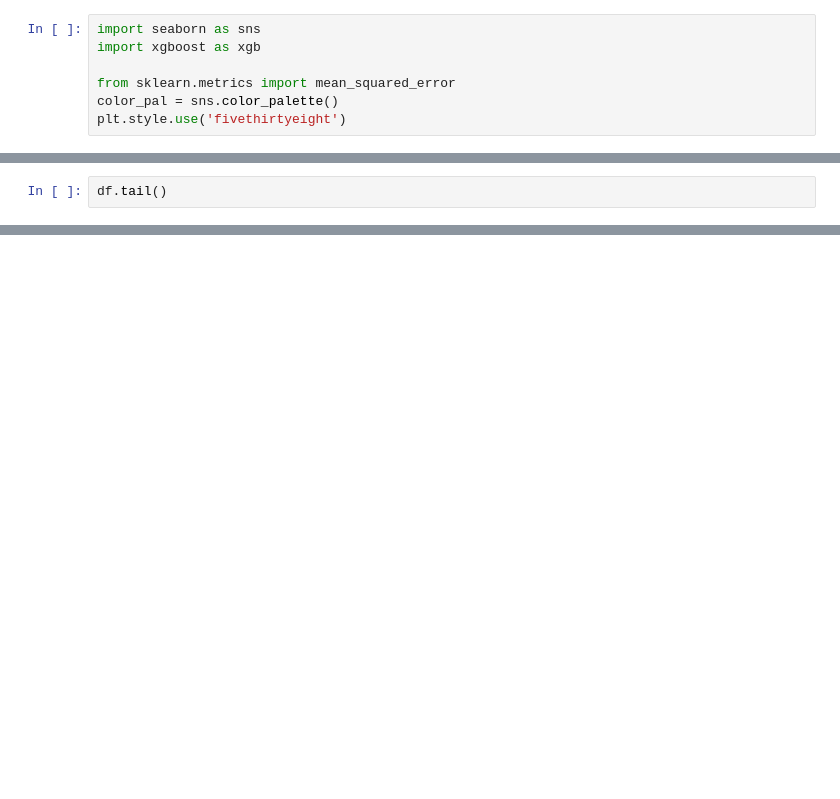
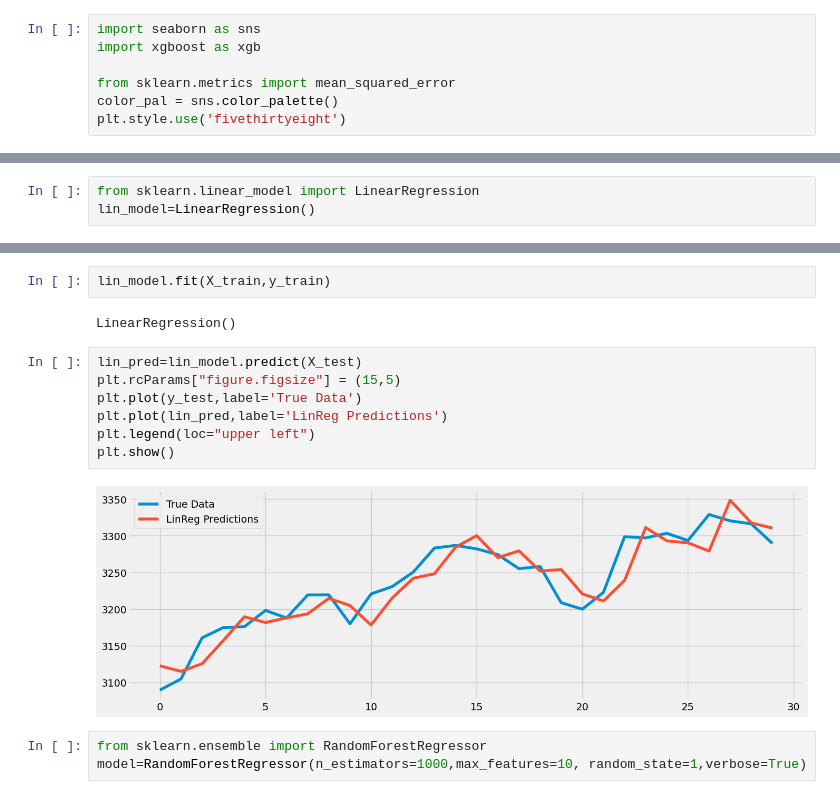
Before and after one commit to DarkMatter-999/Stock-Prediciton-ML, a Jupyter notebook: newstock.ipynb, the cells around one changed output, grey strips where cells are left out. Saved outputs shown, nothing was run; the diff lists cells and outputs as text; blank space fills up the shorter version.

```diff
--- a/newstock.ipynb
+++ b/newstock.ipynb
@@ -285,2 +216,3 @@ plt.show()
 # %%
-df.tail()
+from sklearn.linear_model import LinearRegression
+lin_model=LinearRegression()
@@ -294,0 +219,16 @@ df.tail()
+# %%
+lin_model.fit(X_train,y_train)
+# %% [output]
+LinearRegression()
+# %%
+lin_pred=lin_model.predict(X_test)
+plt.rcParams["figure.figsize"] = (15,5)
+plt.plot(y_test,label='True Data')
+plt.plot(lin_pred,label='LinReg Predictions')
+plt.legend(loc="upper left")
+plt.show()
+# %% [output]
+[figure, added]
+# %%
+from sklearn.ensemble import RandomForestRegressor
+model=RandomForestRegressor(n_estimators=1000,max_features=10, random_state=1,verbose=True)
```
Also changed, not shown: parts of 23 cells of this notebook, 2 other files.
